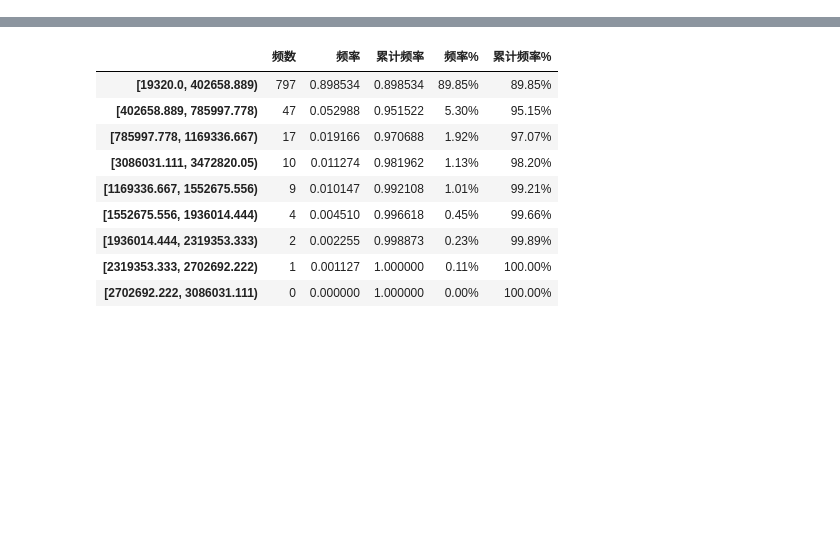
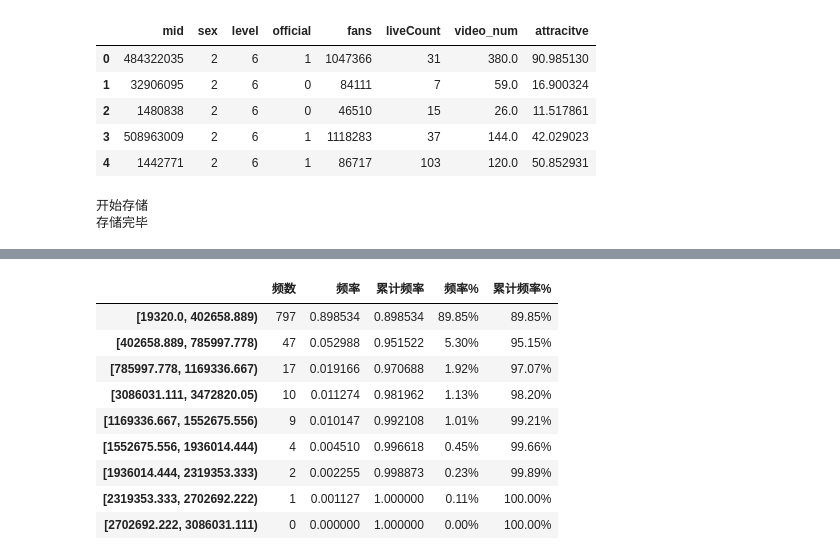
Before and after one commit to juanliu27/Vtuber_Profitability, a Jupyter notebook: data_pre-processing.ipynb, the cells around one changed output, grey strips where cells are left out. Cells and saved outputs as stored; diff of their text form; code cells hidden in the pictures; blank space fills up the shorter version.

```diff
--- a/论文数据处理.ipynb
+++ b/data_pre-processing.ipynb
@@ -8,0 +81,10 @@ import math
+# %%
+import pandas as pd
+#个人特质吸引力数据处理
+year_liver_data=pd.read_csv("Crawled_Dataset\虚拟主播1年数据.csv",encoding="UTF-8")
+videonum_data=pd.read_csv("Crawled_Dataset\videonum.csv",encoding="UTF-8")
+year_liver_data=year_liver_data[['mid','sex','level','official','fans','liveCount']]
+year_liver_data=year_liver_data[year_liver_data['liveCount']!=0]
+liver_data=pd.merge(year_liver_data,videonum_data,on = ['mid'],how='left')
+liver_data['video_num']=liver_data['video_num'].fillna(0)
+liver_data.info()
@@ -9,3 +106,25 @@ import math
+# %%
+import math
+liver_data['attracitve']=''
+attractive=[]
+for index, row in liver_data.iterrows():
+    attractive.append(float(0.127*row['level']+0.17*row['sex']+0.151*math.log(row['fans'])+0.123*row['official']+0.217*row['liveCount']+0.213*row['video_num']))
+liver_data['attracitve']=attractive
+liver_data.head()
+# %% [output]
+|  | mid | sex | level | official | fans | liveCount | video_num | attracitve |
+| 0 | 484322035 | 2 | 6 | 1 | 1047366 | 31 | 380.0 | 90.985130 |
+| 1 | 32906095 | 2 | 6 | 0 | 84111 | 7 | 59.0 | 16.900324 |
+| 2 | 1480838 | 2 | 6 | 0 | 46510 | 15 | 26.0 | 11.517861 |
+| 3 | 508963009 | 2 | 6 | 1 | 1118283 | 37 | 144.0 | 42.029023 |
+| 4 | 1442771 | 2 | 6 | 1 | 86717 | 103 | 120.0 | 50.852931 |
+# %%
+print('开始存储')
+liver_data.to_csv('Crawled_Dataset\liver_data.csv',mode='a',encoding='utf-8')
+print('存储完毕')
+# %% [output]
+开始存储
+存储完毕
 # %%
 year_liver_data=pd.read_csv("虚拟主播1年数据.csv",encoding="UTF-8")
 earn_data=pd.read_csv("直播间营收数据.csv",encoding="UTF-8")
```
Also changed, not shown: parts of 8 cells of this notebook, 22 other files.
